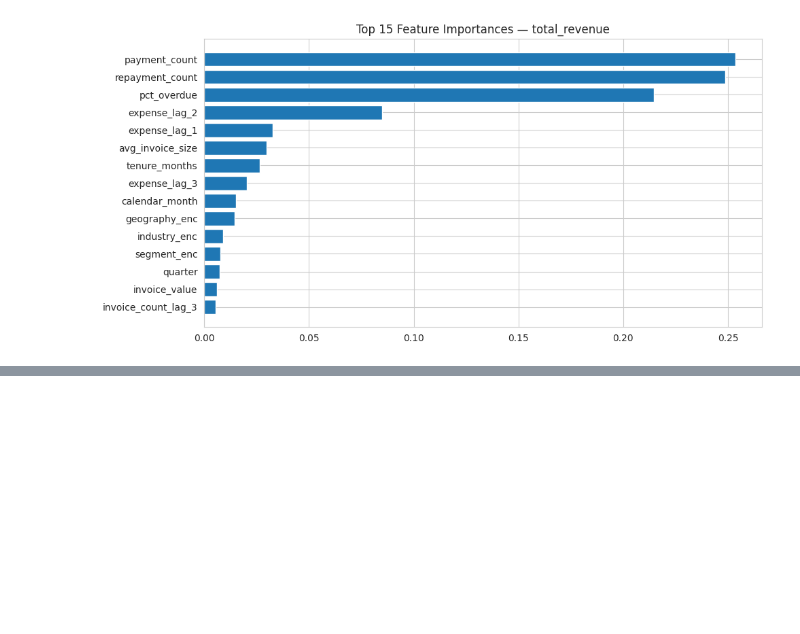
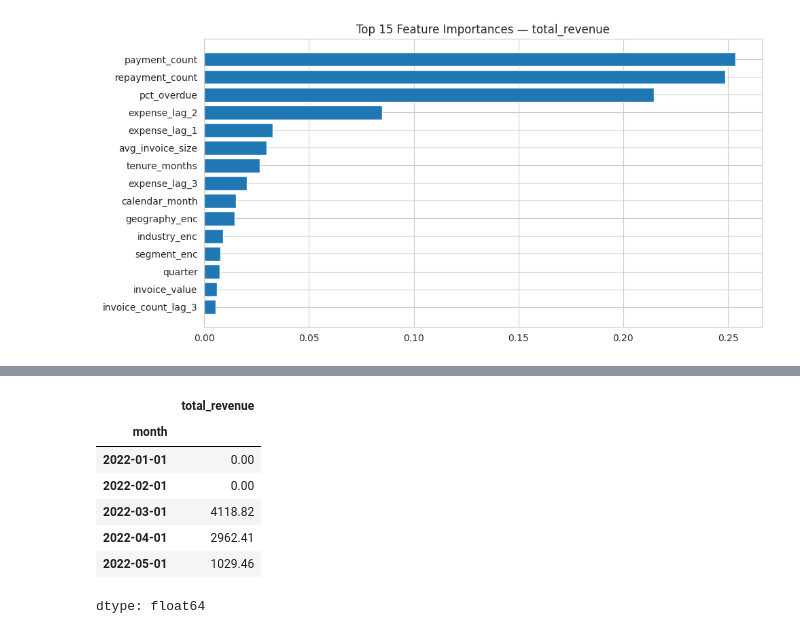
Before and after one commit to Bibhuti-MLAI/Time-Series-Forcasting, a Jupyter notebook: Revenue_Forcasting.ipynb, the cells around one changed output, grey strips where cells are left out. Saved outputs shown, nothing was run; the diff lists cells and outputs as text; code cells hidden in the pictures; blank space fills up the shorter version.

```diff
--- a/Revenue_Forcasting.ipynb
+++ b/Revenue_Forcasting.ipynb
@@ -732,0 +793,14 @@ plt.show()
+# %%
+# Portfolio-level monthly series (sum of total_revenue across all customers)
+portfolio_revenue = panel_full.groupby("month")["total_revenue"].sum()
+portfolio_revenue = portfolio_revenue.asfreq("MS")  # MS = Month Start; one evenly-spaced row per month
+portfolio_revenue.head()
+# %% [output]
+|  | total_revenue |
+| month |  |
+| 2022-01-01 | 0.00 |
+| 2022-02-01 | 0.00 |
+| 2022-03-01 | 4118.82 |
+| 2022-04-01 | 2962.41 |
+| 2022-05-01 | 1029.46 |
+dtype: float64
```
Also changed, not shown: parts of 18 cells of this notebook.
